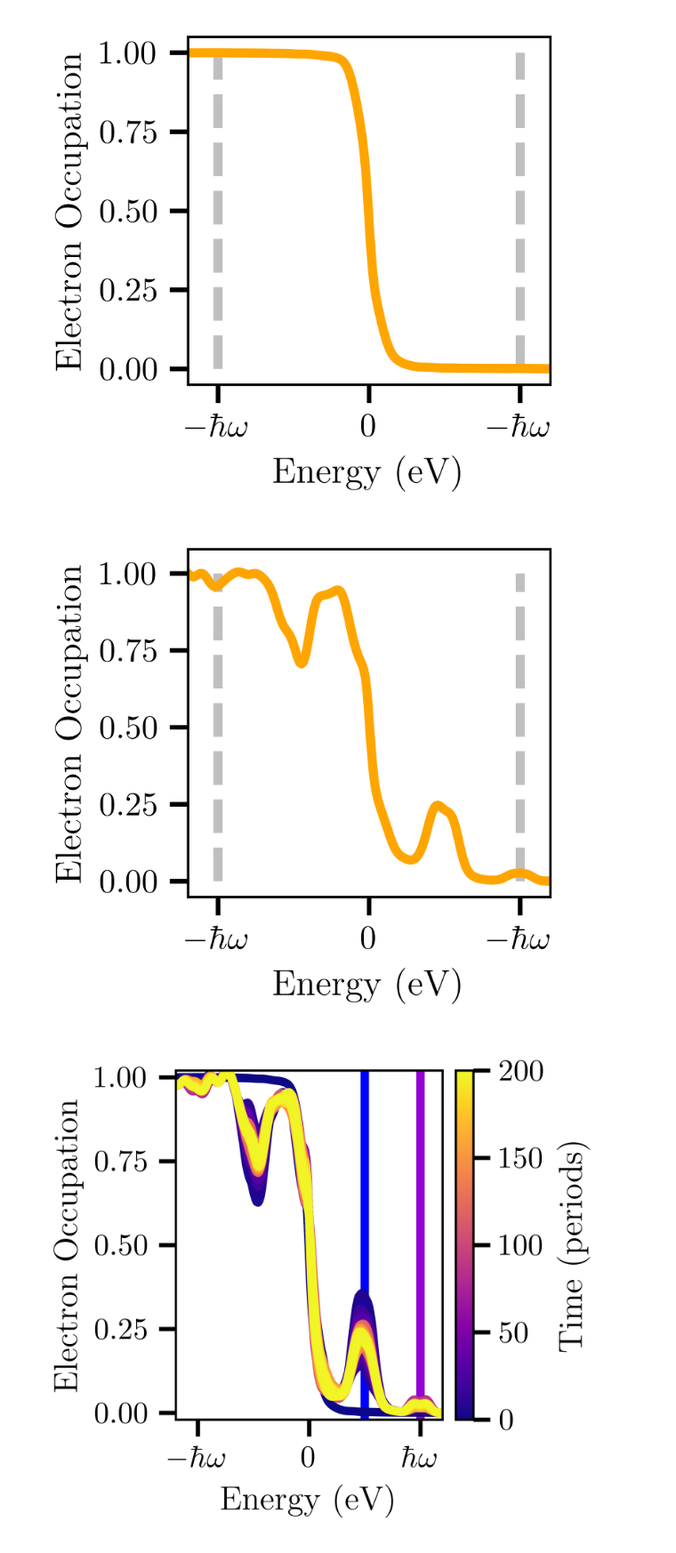
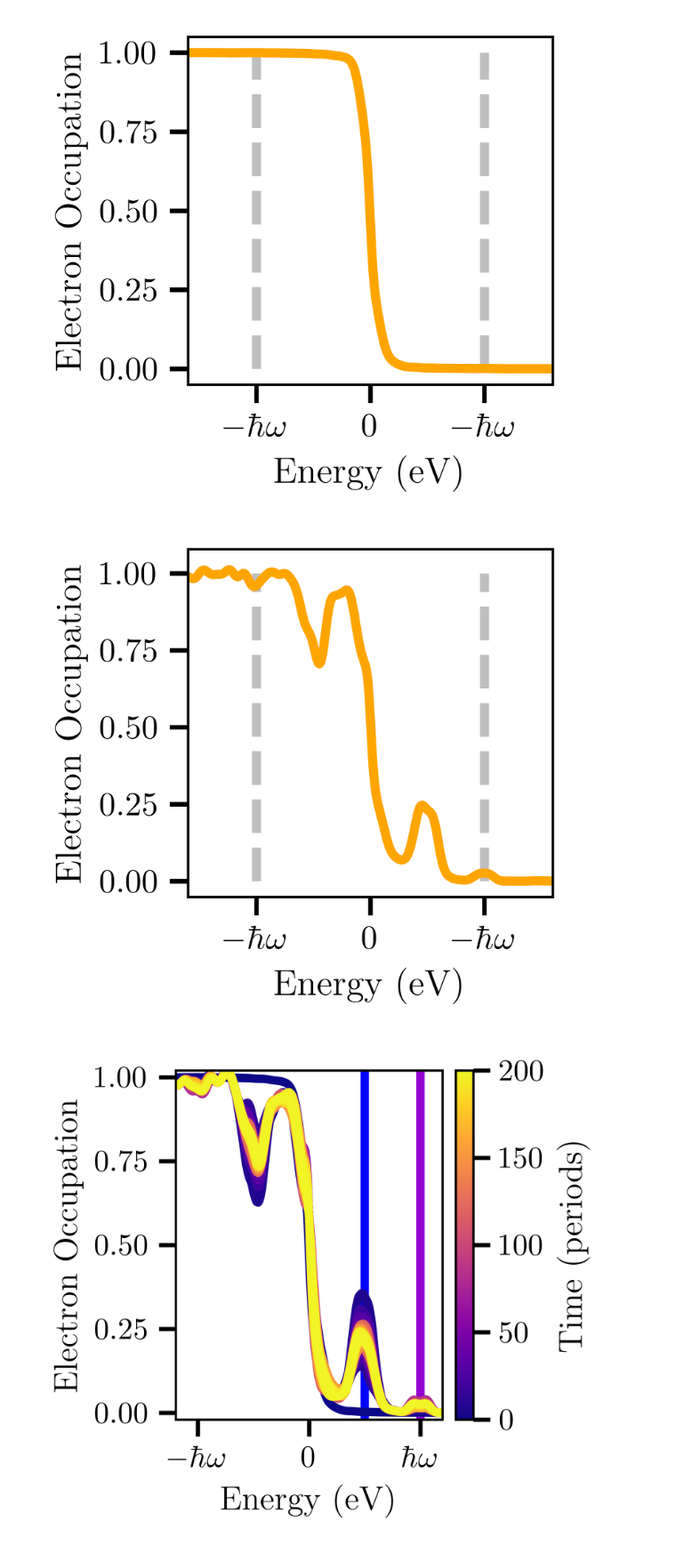
Before and after one commit to Erneh/Neq_TFM, a Jupyter notebook: result_analysis/graphs_singular.ipynb, the cells around one changed output. Shown at 89% size. Cells and saved outputs as stored; diff of their text form; code cells hidden in the pictures.

```diff
--- a/result_analysis/graphs_singular.ipynb
+++ b/result_analysis/graphs_singular.ipynb
@@ -65,6 +65,7 @@ plt.rcParams.update({
     'ytick.major.size': 6,           # Qué tan largas son las marcas del eje Y
     'ytick.major.width': 1.5         # Qué tan gordas son las marcas del eje Y
 })
+path = "D:\\Downloads"
 # %%
 # ------------------------------------------------------------------------------
 #### PARAMETERS OF THE MODEL
@@ -76,7 +77,7 @@ type_ham = 'basic'
 # Parameters of the ham (only read if hbn)
 ham_params = 0.5
 # Energy in pulse
-E = 1.0
+E = 0.5
 # Temperature
 Temp = 1e-9
 # Chemical potential
@@ -145,7 +146,7 @@ extra_text = f'Light: {modifier_id}\n$\\delta E={broad:.3f}$\n# Rand Vecs: {N_ra
 #fig_title_info=f'Light: {modifier_id},$N={{{2**N_pot}}}$, $\\hbar\\omega={E}$ eV, T={Temp} K, $\\mu$={mu} eV, $\\Gamma$={gamma}\n$M={M}$, $R={N_random_vector}$, Meas/T={meas_per_T}, $St/T={steps_per_T}$'
 
 EF_list, n_E_list, dos_list, dosn_list = load_data(modifier_id, N_pot, E, Temp, mu, gamma,
-                        M, N_random_vector, n_periods, meas_per_T, steps_per_T, type_ham, ham_params, R=None)
+                        M, N_random_vector, n_periods, meas_per_T, steps_per_T, type_ham, ham_params, R=None, out_file_loc=path)
 
 # Remaking the graphs of oscillations in time
 hE_list = [hE*E/2 for hE in range(-hE_reps, hE_reps+1)]
@@ -168,26 +169,26 @@ steps/period: 1000
 # %%
 # TWO TIMES FOR THE COMPARISON GRAPH
-min_e, max_e = -1.2*E, 1.2*E
+min_e, max_e = -1.6*E, 1.6*E
 hw_lines_step = 1.0*E
 hw_hlines = [i for i in [hw_lines_step*i for i in range(1, int(max_e/hw_lines_step+1))]]
 hw_hlines += [i for i in [-hw_lines_step*i for i in range(1, int(max_e/hw_lines_step+1))]]
 for i in [0, -5]:
     fig, ax = plt.subplots(dpi=800, figsize=(6/2.54, 5.5/2.54), layout='constrained')
     ax.plot(EF_list[i,:], n_E_list[i,:], color='orange', label=f't={round(t_vec_measures[i]/T, 3)}T')
     #ax.legend()
     #cbar = fig.colorbar(ScalarMappable(norm=norm, cmap=cmap), ax=ax, orientation='vertical', label='Time (periods)')
     ax.set_xlabel('Energy (eV)')
     ax.set_ylabel('Electron Occupation')
     ax.set_xlim(min_e, max_e)
     ax.vlines(hw_hlines, 0, 1, color='grey', ls='--', alpha=0.5, zorder=1)
     #ax.set_xticks([-E, -E/2, 0, E/2, E], labels=['$-\\hbar \\omega$', '$-\\hbar \\omega/2$', '$0$', '$\\hbar \\omega/2$', '$-\\hbar \\omega$'])
     ax.set_xticks([-E, 0, E], labels=['$-\\hbar \\omega$', '$0$', '$-\\hbar \\omega$'])
     #ax.text(min_e + 0.5*E, 0.2, extra_text, bbox=props)
     fig.savefig(f'Graphs/neq_show{i}.pdf')
     plt.show()
 # %% [output]
-[figure, old version]
+[figure, new version]
-[figure, old version]
+[figure, new version]
 # %%
 # Energy window and time windows
 step_repr_period = 0.5
```
Also changed, not shown: parts of 2 cells of this notebook, 2 other files.
